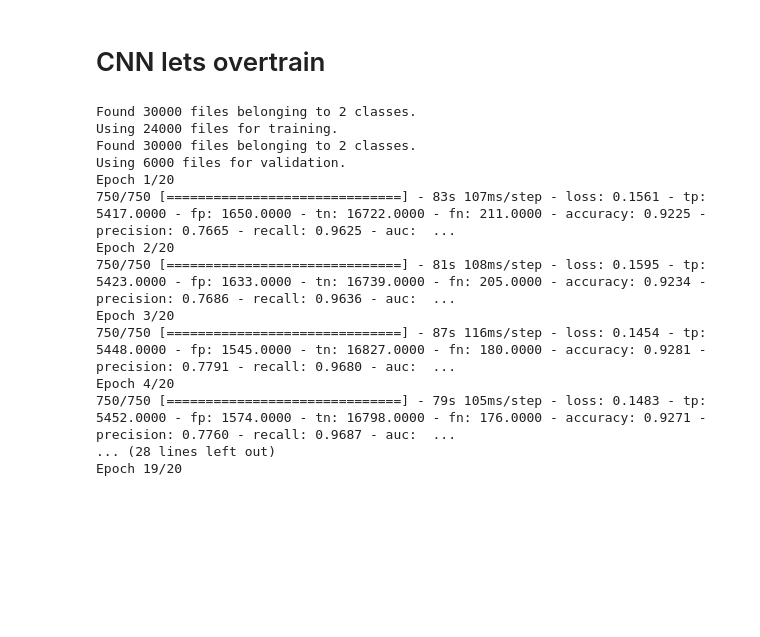
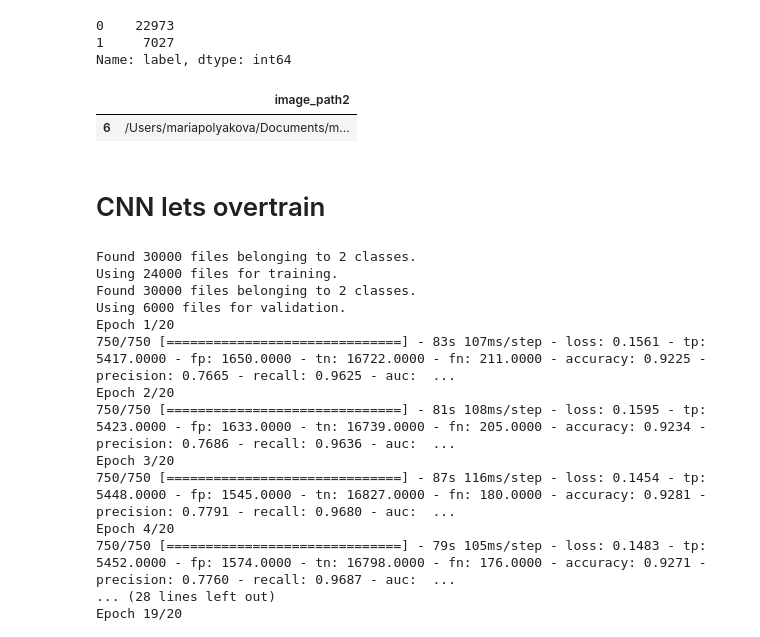
Before and after one commit to mpolyakova/right-whale-detection-deep-metis, a Jupyter notebook: a10 - Stretching CNNs.ipynb, the cells around one changed output. Cells and saved outputs as stored; diff of their text form; code cells hidden in the pictures; blank space fills up the shorter version.

```diff
--- a/a10 - Stretching CNNs.ipynb
+++ b/a10 - Stretching CNNs.ipynb
@@ -23 +24,12 @@ path = Path.cwd()/'data'
 answers = pd.read_csv('answers.csv')
+# %%
+answers.label.value_counts()
+# %% [output]
+0    22973
+1     7027
+Name: label, dtype: int64
+# %%
+whales_x_train[whales_x_train.index==6]
+# %% [output]
+|  | image_path2 |
+| 6 | /Users/mariapolyakova/Documents/m... |
```
Also changed, not shown: parts of 9 cells of this notebook, 9 other files.
